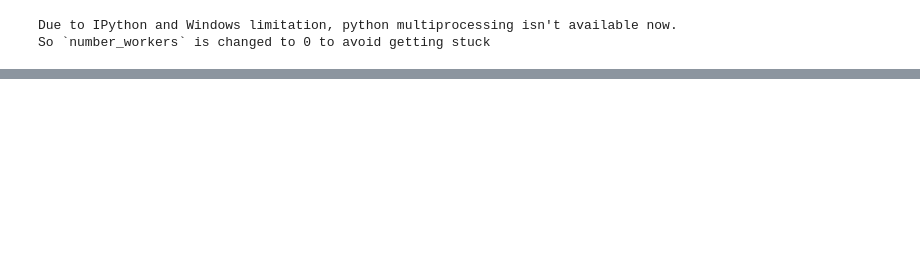
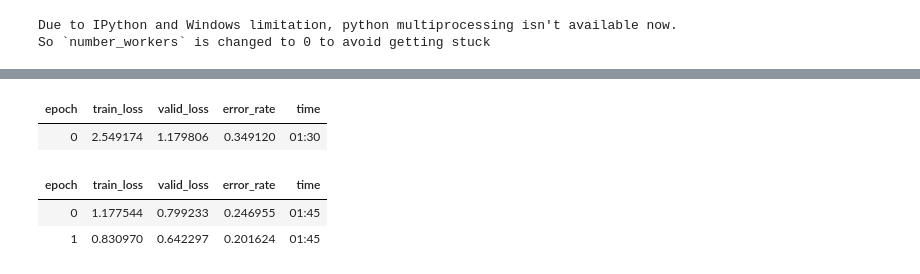
Before and after one commit to Felecort/DLS-Rush, a Jupyter notebook: DLfC/3_pets_rec/1_.ipynb, the cells around one changed output, grey strips where cells are left out. Cells and saved outputs as stored; diff of their text form; code cells hidden in the pictures; blank space fills up the shorter version.

```diff
--- a/DLfC/3_pets_rec/1_.ipynb
+++ b/DLfC/3_pets_rec/1_.ipynb
@@ -78,0 +264,9 @@ Mismatch found on axis 0 of the batch and is of type `TensorImage`:
+# %%
+learn = cnn_learner(dls, resnet34, metrics=error_rate)
+learn.fine_tune(2, base_lr=3e-3)
+# %% [output]
+| epoch | train_loss | valid_loss | error_rate | time |
+| 0 | 2.549174 | 1.179806 | 0.349120 | 01:30 |
+| epoch | train_loss | valid_loss | error_rate | time |
+| 0 | 1.177544 | 0.799233 | 0.246955 | 01:45 |
+| 1 | 0.830970 | 0.642297 | 0.201624 | 01:45 |
```
Also changed, not shown: parts of 54 cells of this notebook.
